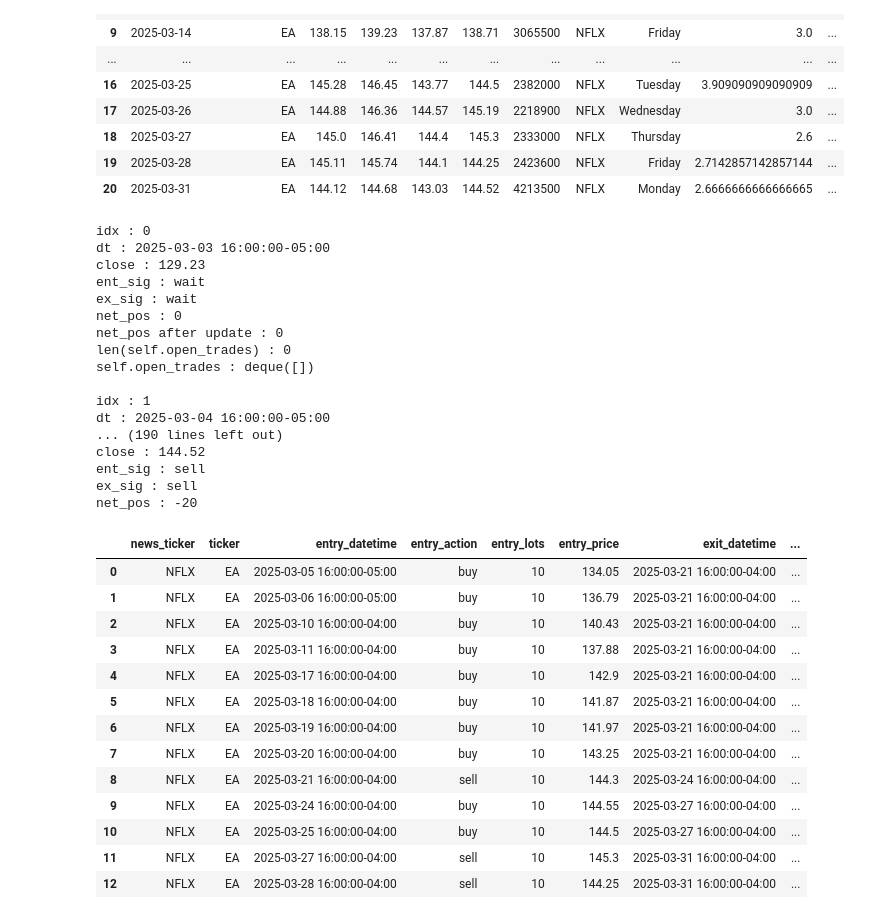
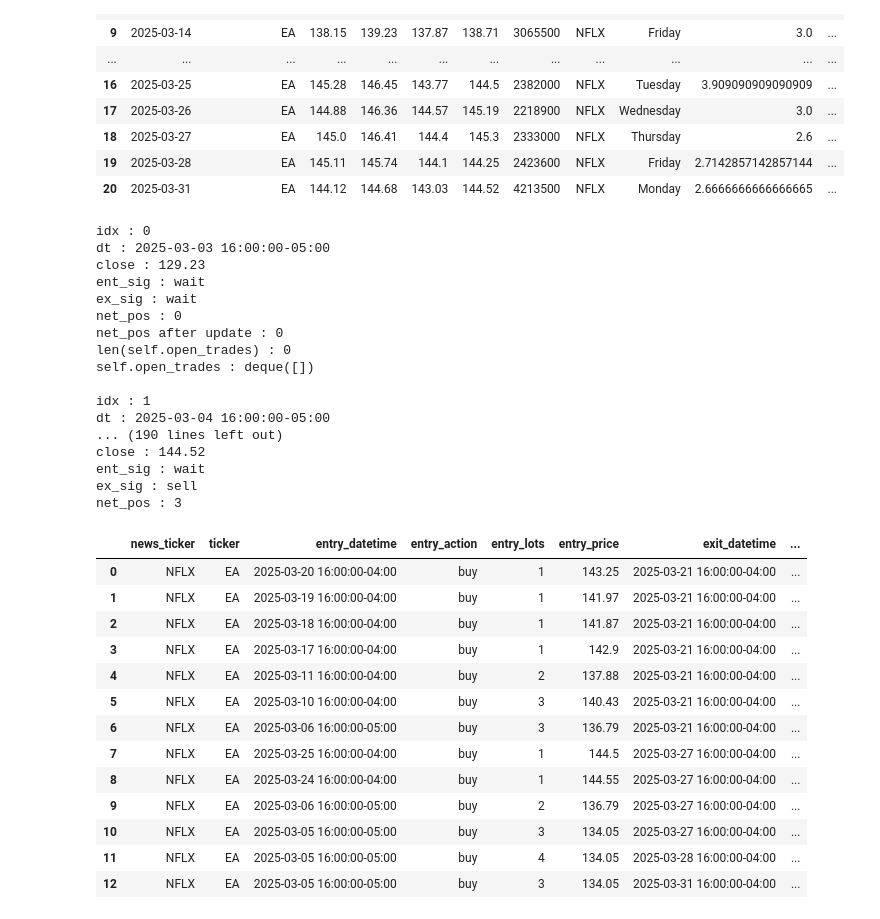
Before and after one commit to CKAbundant/sentiment, a Jupyter notebook: signal.ipynb, the cells around one changed output. Cells and saved outputs as stored; diff of their text form; code cells hidden in the pictures.

Commit message:
Update 'get_half_lots' method of 'MultiHalfEntry' to take half of open position rather than 'entry_lots' field.

```diff
--- a/signal.ipynb
+++ b/signal.ipynb
@@ -172,9 +172,9 @@ df
 | 19 | 2025-03-28 | EA | 145.11 | 145.74 | 144.1 | 144.25 | 2423600 | NFLX | Friday | 2.7142857142857144 | ... |
 | 20 | 2025-03-31 | EA | 144.12 | 144.68 | 143.03 | 144.52 | 4213500 | NFLX | Monday | 2.6666666666666665 | ... |
 # %%
-# entry_type = "long_only"
+entry_type = "long_only"
 # entry_type = "short_only"
-entry_type = "long_or_short"
+# entry_type = "long_or_short"
 
 entry = utils.get_class_instance(
     "SentiEntry",
@@ -211,43 +211,43 @@ df_signal
 # %%
 trades = utils.get_class_instance(
     "SentiTrades",
     "./src/strategy/trade/senti_trades.py",
-    entry_struct="multiple",
-    exit_struct="half_fifo",
+    entry_struct="multiple_half",
+    exit_struct="half_lifo",
     num_lots=10,
 )
 
 df_trades, df_signal = trades.gen_trades(df_signal)
 df_trades
 # %% [output]
 idx : 0
 dt : 2025-03-03 16:00:00-05:00
 close : 129.23
 ent_sig : wait
 ex_sig : wait
 net_pos : 0
 net_pos after update : 0
 len(self.open_trades) : 0
 self.open_trades : deque([])
 
 idx : 1
 dt : 2025-03-04 16:00:00-05:00
 ... (190 lines left out)
 close : 144.52
-ent_sig : sell
+ent_sig : wait
 ex_sig : sell
-net_pos : -20
+net_pos : 3
 |  | news_ticker | ticker | entry_datetime | entry_action | entry_lots | entry_price | exit_datetime | ... |
-| 0 | NFLX | EA | 2025-03-05 16:00:00-05:00 | buy | 10 | 134.05 | 2025-03-21 16:00:00-04:00 | ... |
-| 1 | NFLX | EA | 2025-03-06 16:00:00-05:00 | buy | 10 | 136.79 | 2025-03-21 16:00:00-04:00 | ... |
-| 2 | NFLX | EA | 2025-03-10 16:00:00-04:00 | buy | 10 | 140.43 | 2025-03-21 16:00:00-04:00 | ... |
-| 3 | NFLX | EA | 2025-03-11 16:00:00-04:00 | buy | 10 | 137.88 | 2025-03-21 16:00:00-04:00 | ... |
-| 4 | NFLX | EA | 2025-03-17 16:00:00-04:00 | buy | 10 | 142.9 | 2025-03-21 16:00:00-04:00 | ... |
-| 5 | NFLX | EA | 2025-03-18 16:00:00-04:00 | buy | 10 | 141.87 | 2025-03-21 16:00:00-04:00 | ... |
-| 6 | NFLX | EA | 2025-03-19 16:00:00-04:00 | buy | 10 | 141.97 | 2025-03-21 16:00:00-04:00 | ... |
-| 7 | NFLX | EA | 2025-03-20 16:00:00-04:00 | buy | 10 | 143.25 | 2025-03-21 16:00:00-04:00 | ... |
-| 8 | NFLX | EA | 2025-03-21 16:00:00-04:00 | sell | 10 | 144.3 | 2025-03-24 16:00:00-04:00 | ... |
-| 9 | NFLX | EA | 2025-03-24 16:00:00-04:00 | buy | 10 | 144.55 | 2025-03-27 16:00:00-04:00 | ... |
-| 10 | NFLX | EA | 2025-03-25 16:00:00-04:00 | buy | 10 | 144.5 | 2025-03-27 16:00:00-04:00 | ... |
-| 11 | NFLX | EA | 2025-03-27 16:00:00-04:00 | sell | 10 | 145.3 | 2025-03-31 16:00:00-04:00 | ... |
-| 12 | NFLX | EA | 2025-03-28 16:00:00-04:00 | sell | 10 | 144.25 | 2025-03-31 16:00:00-04:00 | ... |
+| 0 | NFLX | EA | 2025-03-20 16:00:00-04:00 | buy | 1 | 143.25 | 2025-03-21 16:00:00-04:00 | ... |
+| 1 | NFLX | EA | 2025-03-19 16:00:00-04:00 | buy | 1 | 141.97 | 2025-03-21 16:00:00-04:00 | ... |
+| 2 | NFLX | EA | 2025-03-18 16:00:00-04:00 | buy | 1 | 141.87 | 2025-03-21 16:00:00-04:00 | ... |
+| 3 | NFLX | EA | 2025-03-17 16:00:00-04:00 | buy | 1 | 142.9 | 2025-03-21 16:00:00-04:00 | ... |
+| 4 | NFLX | EA | 2025-03-11 16:00:00-04:00 | buy | 2 | 137.88 | 2025-03-21 16:00:00-04:00 | ... |
+| 5 | NFLX | EA | 2025-03-10 16:00:00-04:00 | buy | 3 | 140.43 | 2025-03-21 16:00:00-04:00 | ... |
+| 6 | NFLX | EA | 2025-03-06 16:00:00-05:00 | buy | 3 | 136.79 | 2025-03-21 16:00:00-04:00 | ... |
+| 7 | NFLX | EA | 2025-03-25 16:00:00-04:00 | buy | 1 | 144.5 | 2025-03-27 16:00:00-04:00 | ... |
+| 8 | NFLX | EA | 2025-03-24 16:00:00-04:00 | buy | 1 | 144.55 | 2025-03-27 16:00:00-04:00 | ... |
+| 9 | NFLX | EA | 2025-03-06 16:00:00-05:00 | buy | 2 | 136.79 | 2025-03-27 16:00:00-04:00 | ... |
+| 10 | NFLX | EA | 2025-03-05 16:00:00-05:00 | buy | 3 | 134.05 | 2025-03-27 16:00:00-04:00 | ... |
+| 11 | NFLX | EA | 2025-03-05 16:00:00-05:00 | buy | 4 | 134.05 | 2025-03-28 16:00:00-04:00 | ... |
+| 12 | NFLX | EA | 2025-03-05 16:00:00-05:00 | buy | 3 | 134.05 | 2025-03-31 16:00:00-04:00 | ... |
```
Also changed, not shown: 2 other files.
